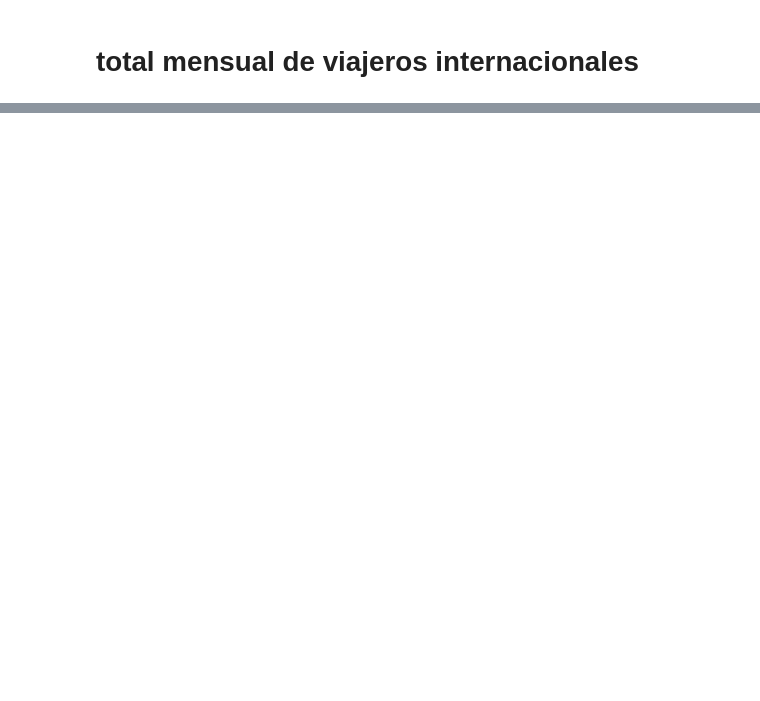
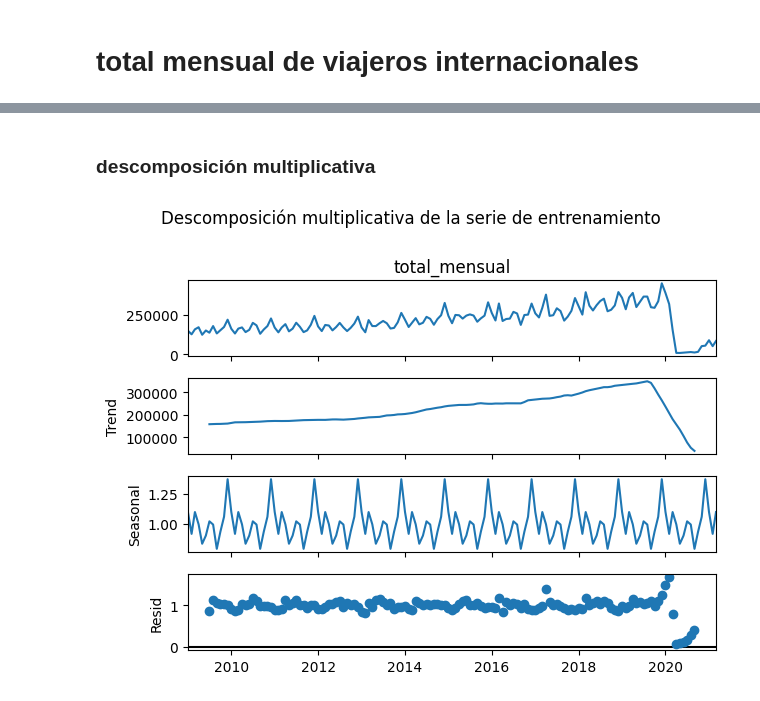
Before and after one commit to belennmm/DS_series_de_tiempo, a Jupyter notebook: serie_obligatoria_total_mensual.ipynb, the cells around one changed output, grey strips where cells are left out. Drawn from its saved outputs; the diff is of its cells as text; code cells hidden in the pictures; blank space fills up the shorter version.

```diff
--- a/serie_obligatoria_total_mensual.ipynb
+++ b/serie_obligatoria_total_mensual.ipynb
@@ -264,0 +252,13 @@ plt.show()
+# %% [markdown]
+### descomposición multiplicativa
+# %%
+descomposicion_multiplicativa = seasonal_decompose( serie_entrenamiento, model= "multiplicative", period =12 )
+
+descomposicion_multiplicativa.plot()
+
+plt.suptitle( "Descomposición multiplicativa de la serie de entrenamiento", y=1)
+
+plt.tight_layout()
+plt.show()
+# %% [output]
+[figure, added]
```
Also changed, not shown: parts of 70 cells of this notebook, 1 other file.
